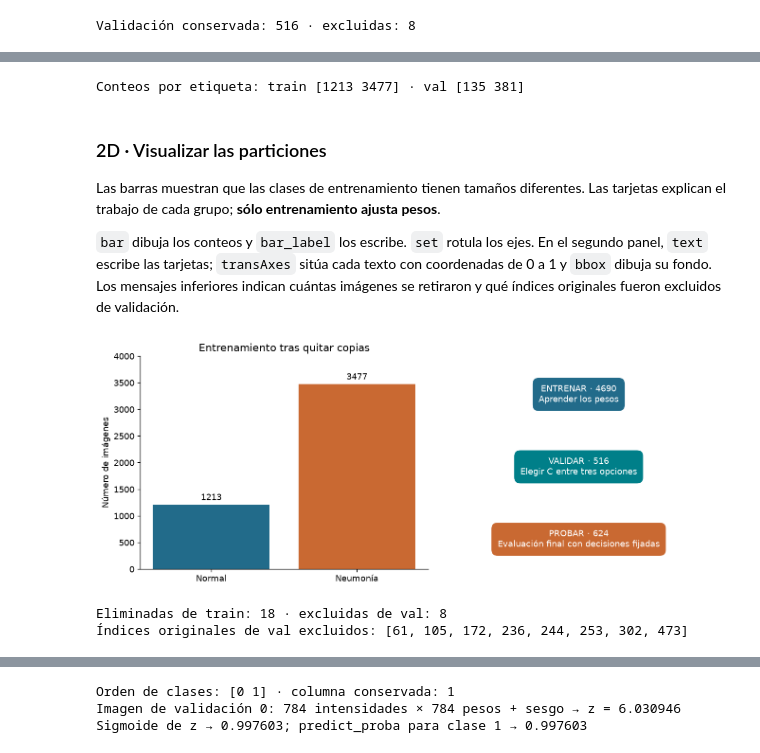
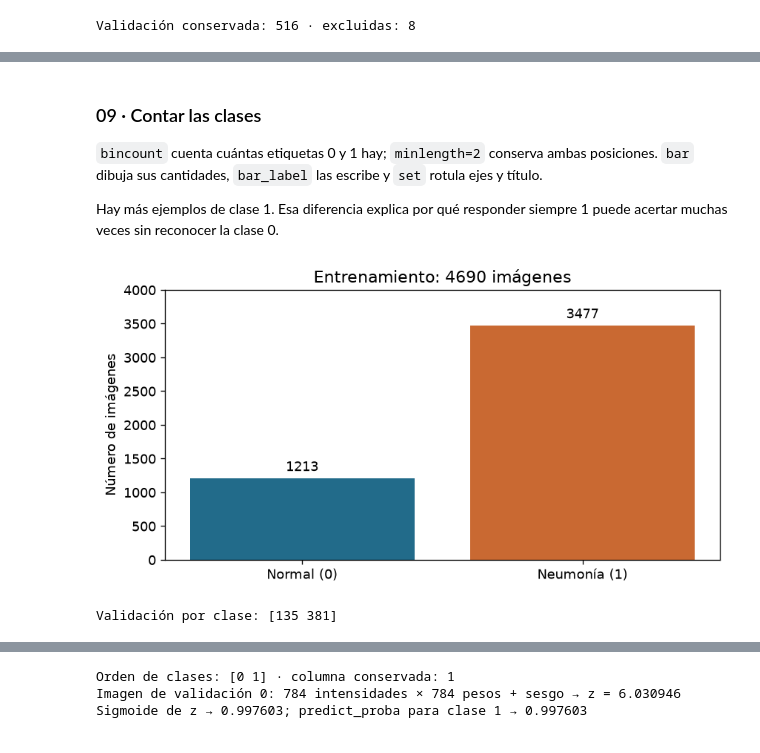
Before and after one commit to FisikMedik/taller-imagenes-medicas-python, a Jupyter notebook: Modulo_ML_radiografias.ipynb, the cells around one changed output, grey strips where cells are left out. Saved outputs shown, nothing was run; the diff lists cells and outputs as text; code cells hidden in the pictures.

```diff
--- a/Modulo_ML_radiografias.ipynb
+++ b/Modulo_ML_radiografias.ipynb
@@ -146,6 +100,0 @@ Elegimos tres ejemplos de cada etiqueta para que la galería muestre ambas clase
-# %%
-nombres = np.array(["Normal (etiqueta 0)", "Neumonía (etiqueta 1)"])
-colores = ["#226b8a", "#c96932"]
-plt.rcParams.update({"font.size": 11, "axes.spines.top": False, "axes.spines.right": False})
-indices = np.concatenate([np.flatnonzero(y_train_original == c)[:3] for c in (0, 1)])
-print("Índices de la galería:", indices.tolist())
@@ -160,10 +107,14 @@ Cada panel muestra una matriz de 28 × 28 valores y su **referencia publicada**,
 # %%
-fig, ejes = plt.subplots(2, 3, figsize=(10, 6.2), layout="constrained")
+nombres = np.array(["Normal (0)", "Neumonía (1)"])
+colores = ["#226b8a", "#c96932"]
+plt.rcParams.update({"font.size": 11})
+indices = np.concatenate([np.flatnonzero(y_train_original == c)[:3] for c in (0, 1)])
+# figsize: ancho y alto en pulgadas; constrained ajusta espacios para evitar solapamientos.
+fig, ejes = plt.subplots(2, 3, figsize=(9, 6), layout="constrained")
 for ax, i in zip(ejes.ravel(), indices):
     ax.imshow(train_original[i], cmap="gray", vmin=0, vmax=255, interpolation="nearest")
-    ax.set_title(f"{nombres[y_train_original[i]]}\nTrain original · índice {i}", color=colores[y_train_original[i]])
+    # f"...{valor}..." inserta el valor de Python en un texto.
+    ax.set_title(f"{nombres[y_train_original[i]]} · imagen {i}")
     ax.axis("off")
 plt.show()
-print("PneumoniaMNIST · archivo público verificado · 4 170 669 bytes · CPU")
-print("Versiones: " + ", ".join(f"{p} {version(p)}" for p in ("numpy", "matplotlib", "scikit-learn")))
 # %% [output]
@@ -212,29 +152,17 @@ No confundas esta auditoría con separar pacientes: dos imágenes distintas de u
-# %%
-assert len(y_train) == 4690 and len(y_val) == 516
-assert np.array_equal(np.bincount(y_train), [1213, 3477])
-assert np.array_equal(np.bincount(y_val), [135, 381])
-print("Conteos por etiqueta: train", np.bincount(y_train), "· val", np.bincount(y_val))
-# %% [output]
-Conteos por etiqueta: train [1213 3477] · val [135 381]
 # %% [markdown]
-### 2D · Visualizar las particiones
+### 09 · Contar las clases
 
-Las barras muestran que las clases de entrenamiento tienen tamaños diferentes. Las tarjetas explican el trabajo de cada grupo; **sólo entrenamiento ajusta pesos**.
+`bincount` cuenta cuántas etiquetas 0 y 1 hay; `minlength=2` conserva ambas posiciones. `bar` dibuja sus cantidades, `bar_label` las escribe y `set` rotula ejes y título.
 
-`bar` dibuja los conteos y `bar_label` los escribe. `set` rotula los ejes. En el segundo panel, `text` escribe las tarjetas; `transAxes` sitúa cada texto con coordenadas de 0 a 1 y `bbox` dibuja su fondo. Los mensajes inferiores indican cuántas imágenes se retiraron y qué índices originales fueron excluidos de validación.
+Hay más ejemplos de clase 1. Esa diferencia explica por qué responder siempre 1 puede acertar muchas veces sin reconocer la clase 0.
 # %%
-fig, ejes = plt.subplots(1, 2, figsize=(11, 4.3), layout="constrained")
 conteos = np.bincount(y_train, minlength=2)
-barras = ejes[0].bar(["Normal", "Neumonía"], conteos, color=colores)
-ejes[0].bar_label(barras, padding=3)
-ejes[0].set(title="Entrenamiento tras quitar copias", ylabel="Número de imágenes", ylim=(0, 4000))
-ejes[1].axis("off")
-for y, texto, color in [(0.82, "ENTRENAR · 4690\nAprender los pesos", "#226b8a"), (0.48, "VALIDAR · 516\nElegir C entre tres opciones", "#007f89"), (0.14, "PROBAR · 624\nEvaluación final con decisiones fijadas", "#c96932")]:
-    ejes[1].text(0.5, y, texto, ha="center", va="center", color="white", transform=ejes[1].transAxes, bbox=dict(boxstyle="round,pad=0.7", facecolor=color, edgecolor="none"))
+fig, ax = plt.subplots(figsize=(7, 3.6), layout="constrained")
+barras = ax.bar(nombres, conteos, color=colores)
+ax.bar_label(barras, padding=3)
+ax.set(title="Entrenamiento: 4690 imágenes", ylabel="Número de imágenes", ylim=(0, 4000))
 plt.show()
-print("Eliminadas de train:", len(train_original)-len(y_train), "· excluidas de val:", int((~conservar_val).sum()))
-print("Índices originales de val excluidos:", np.flatnonzero(~conservar_val).tolist())
+print("Validación por clase:", np.bincount(y_val, minlength=2))
 # %% [output]
-[figure, old version]
+[figure, new version]
-Eliminadas de train: 18 · excluidas de val: 8
-Índices originales de val excluidos: [61, 105, 172, 236, 244, 253, 302, 473]
+Validación por clase: [135 381]
```
Also changed, not shown: parts of 126 cells of this notebook, 4 other files.
